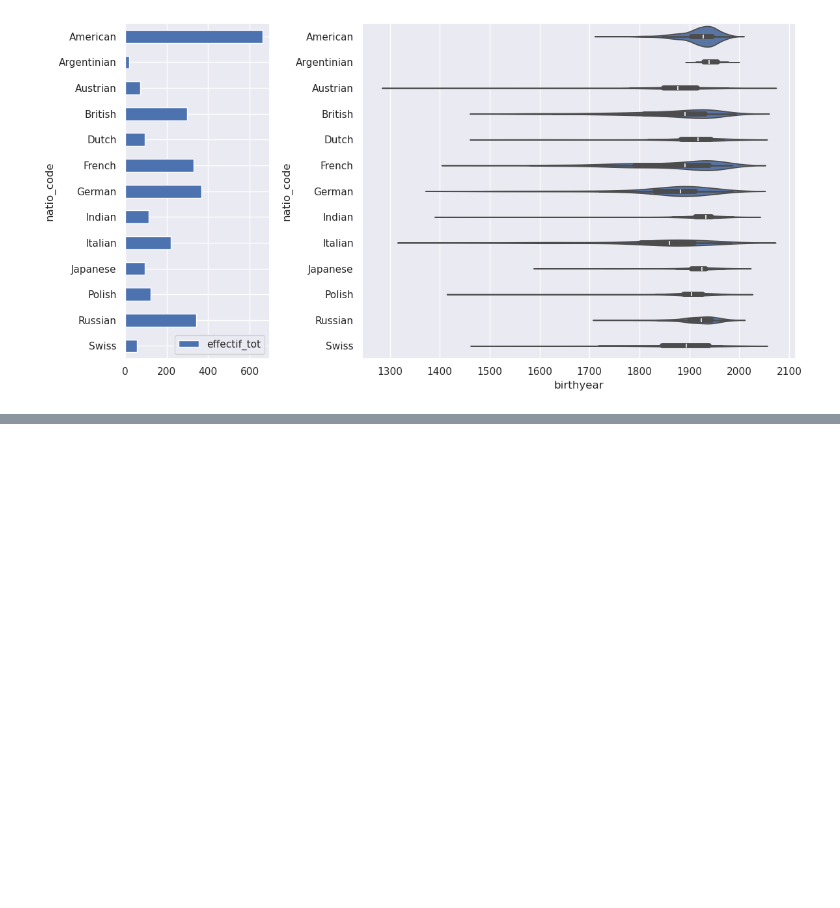
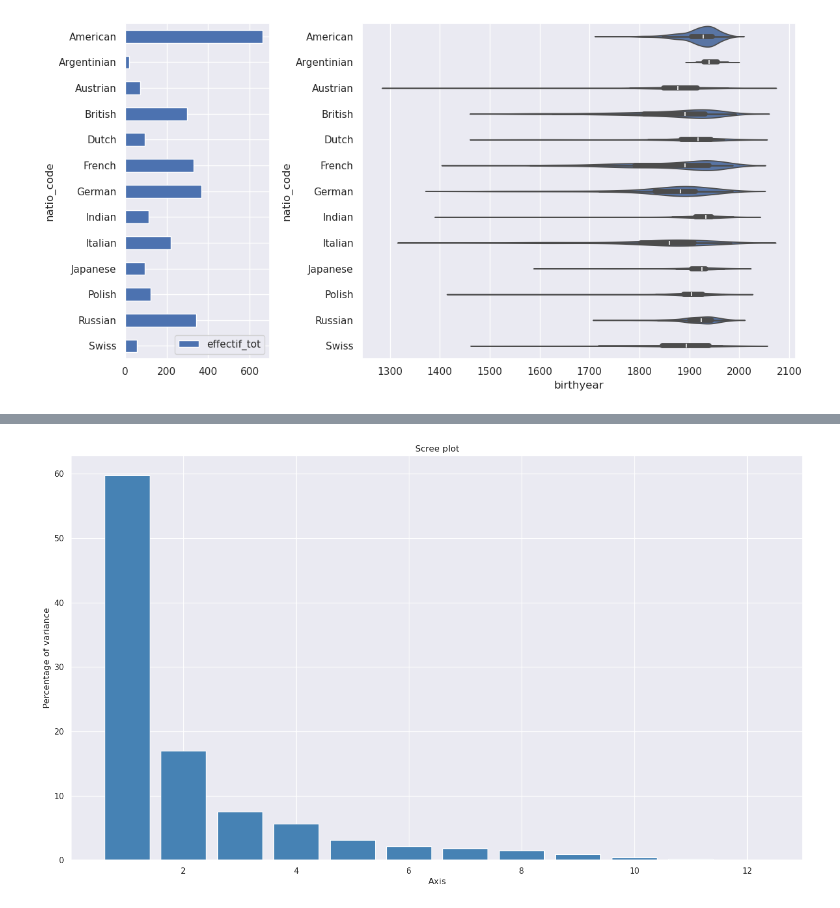
Before and after one commit to Chiodo53/astronomers, a Jupyter notebook: notebooks_jupyter/dbpedia_exploration/dpb_countries_births.ipynb, the cells around one changed output, grey strips where cells are left out. Drawn from its saved outputs; the diff is of its cells as text; code cells hidden in the pictures; blank space fills up the shorter version.

Commit message:
FCA nationalités temps

```diff
--- a/notebooks_jupyter/dbpedia_exploration/dpb_countries_births.ipynb
+++ b/notebooks_jupyter/dbpedia_exploration/dpb_countries_births.ipynb
@@ -143,0 +216,8 @@ plt.show()
+# %%
+## Calculate the pivot table
+
+X = 'Périodes'
+Y = 'natio_code'
+
+ddf = c_df[[X,Y]].pivot_table(index=X,columns=Y,aggfunc=len,margins=True,margins_name="Total").fillna(0).astype(int)
+ddf
@@ -143,0 +249,4 @@ plt.show()
+# %%
+## Pivot table without borders
+D = ddf.iloc[:-1,:-1].copy(deep=True)
+# D
@@ -143,0 +277,5 @@ plt.show()
+# %%
+# Calculate the factors of Factor correpondence analysis (FCA)
+afc = CA(row_labels=D.index,col_labels=D.columns)
+# %%
+afc.fit(D.values)
@@ -143,0 +319,4 @@ plt.show()
+# %%
+ax = afc.plot_eigenvalues('percentage')
+# %% [output]
+[figure, added]
```
Also changed, not shown: parts of 19 cells of this notebook, 2 other files.
